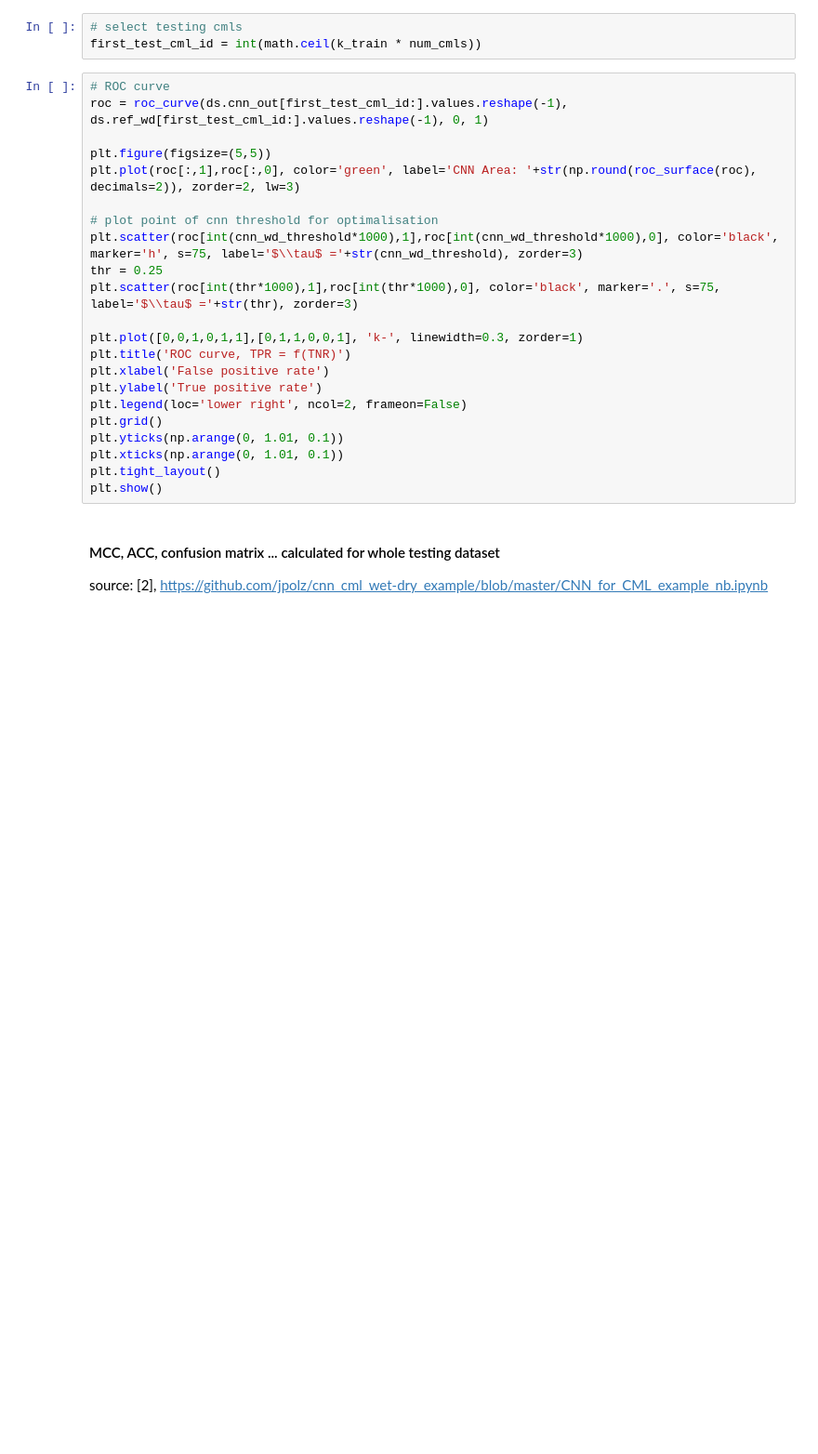
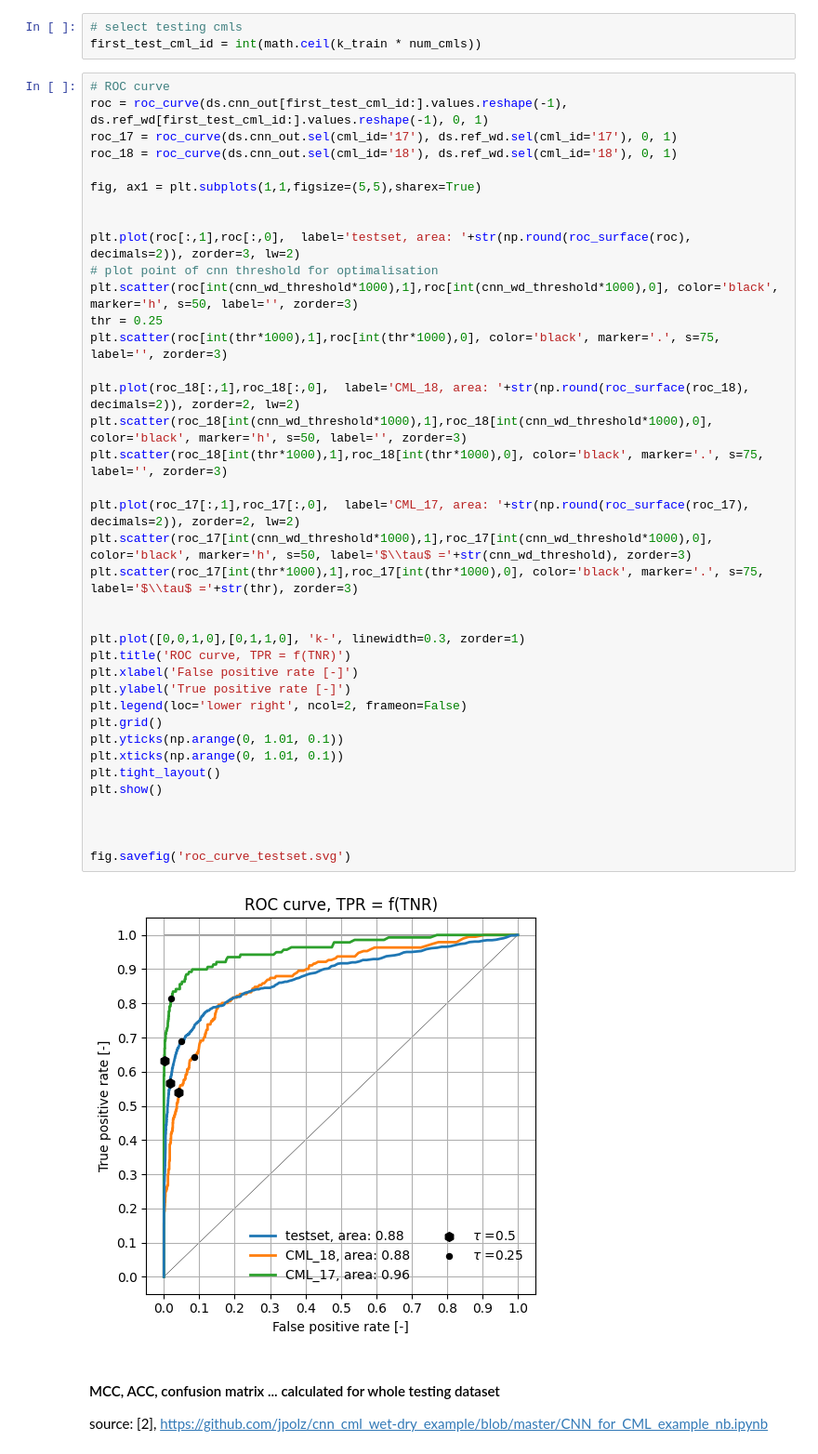
Before and after one commit to xkalet07/cml_wd_telcosense, a Jupyter notebook: 02_semestral_copy.ipynb, the cells around one changed output. Shown at 93% size. Cells and saved outputs as stored; diff of their text form; blank space fills up the shorter version.

```diff
--- a/02_semestral_copy.ipynb
+++ b/02_semestral_copy.ipynb
@@ -642,25 +674,43 @@ first_test_cml_id = int(math.ceil(k_train * num_cmls))
 # %%
 # ROC curve
 roc = roc_curve(ds.cnn_out[first_test_cml_id:].values.reshape(-1), ds.ref_wd[first_test_cml_id:].values.reshape(-1), 0, 1)
+roc_17 = roc_curve(ds.cnn_out.sel(cml_id='17'), ds.ref_wd.sel(cml_id='17'), 0, 1)
+roc_18 = roc_curve(ds.cnn_out.sel(cml_id='18'), ds.ref_wd.sel(cml_id='18'), 0, 1)
 
-plt.figure(figsize=(5,5))
-plt.plot(roc[:,1],roc[:,0], color='green', label='CNN Area: '+str(np.round(roc_surface(roc), decimals=2)), zorder=2, lw=3)
+fig, ax1 = plt.subplots(1,1,figsize=(5,5),sharex=True)
 
+
+plt.plot(roc[:,1],roc[:,0],  label='testset, area: '+str(np.round(roc_surface(roc), decimals=2)), zorder=3, lw=2)
 # plot point of cnn threshold for optimalisation
-plt.scatter(roc[int(cnn_wd_threshold*1000),1],roc[int(cnn_wd_threshold*1000),0], color='black', marker='h', s=75, label='$\\tau$ ='+str(cnn_wd_threshold), zorder=3)
+plt.scatter(roc[int(cnn_wd_threshold*1000),1],roc[int(cnn_wd_threshold*1000),0], color='black', marker='h', s=50, label='', zorder=3)
 thr = 0.25
-plt.scatter(roc[int(thr*1000),1],roc[int(thr*1000),0], color='black', marker='.', s=75, label='$\\tau$ ='+str(thr), zorder=3)
+plt.scatter(roc[int(thr*1000),1],roc[int(thr*1000),0], color='black', marker='.', s=75, label='', zorder=3)
 
-plt.plot([0,0,1,0,1,1],[0,1,1,0,0,1], 'k-', linewidth=0.3, zorder=1)
+plt.plot(roc_18[:,1],roc_18[:,0],  label='CML_18, area: '+str(np.round(roc_surface(roc_18), decimals=2)), zorder=2, lw=2)
+plt.scatter(roc_18[int(cnn_wd_threshold*1000),1],roc_18[int(cnn_wd_threshold*1000),0], color='black', marker='h', s=50, label='', zorder=3)
+plt.scatter(roc_18[int(thr*1000),1],roc_18[int(thr*1000),0], color='black', marker='.', s=75, label='', zorder=3)
+
+plt.plot(roc_17[:,1],roc_17[:,0],  label='CML_17, area: '+str(np.round(roc_surface(roc_17), decimals=2)), zorder=2, lw=2)
+plt.scatter(roc_17[int(cnn_wd_threshold*1000),1],roc_17[int(cnn_wd_threshold*1000),0], color='black', marker='h', s=50, label='$\\tau$ ='+str(cnn_wd_threshold), zorder=3)
+plt.scatter(roc_17[int(thr*1000),1],roc_17[int(thr*1000),0], color='black', marker='.', s=75, label='$\\tau$ ='+str(thr), zorder=3)
+
+
+plt.plot([0,0,1,0],[0,1,1,0], 'k-', linewidth=0.3, zorder=1)
 plt.title('ROC curve, TPR = f(TNR)')
-plt.xlabel('False positive rate')
-plt.ylabel('True positive rate')
+plt.xlabel('False positive rate [-]')
+plt.ylabel('True positive rate [-]')
 plt.legend(loc='lower right', ncol=2, frameon=False)
 plt.grid()
 plt.yticks(np.arange(0, 1.01, 0.1))
 plt.xticks(np.arange(0, 1.01, 0.1))
 plt.tight_layout()
 plt.show()
+
+
+
+fig.savefig('roc_curve_testset.svg')
+# %% [output]
+[figure, added]
 # %% [markdown]
 #### MCC, ACC, confusion matrix ... calculated for whole testing dataset
 source: [2], https://github.com/jpolz/cnn_cml_wet-dry_example/blob/master/CNN_for_CML_example_nb.ipynb
```
Also changed, not shown: parts of 43 cells of this notebook, 1 other file.
